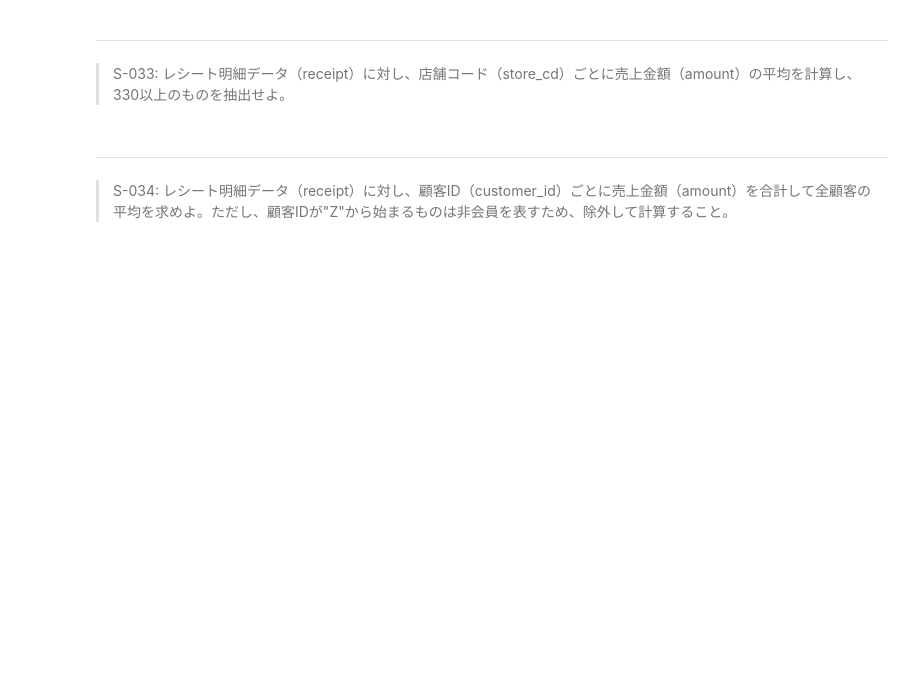
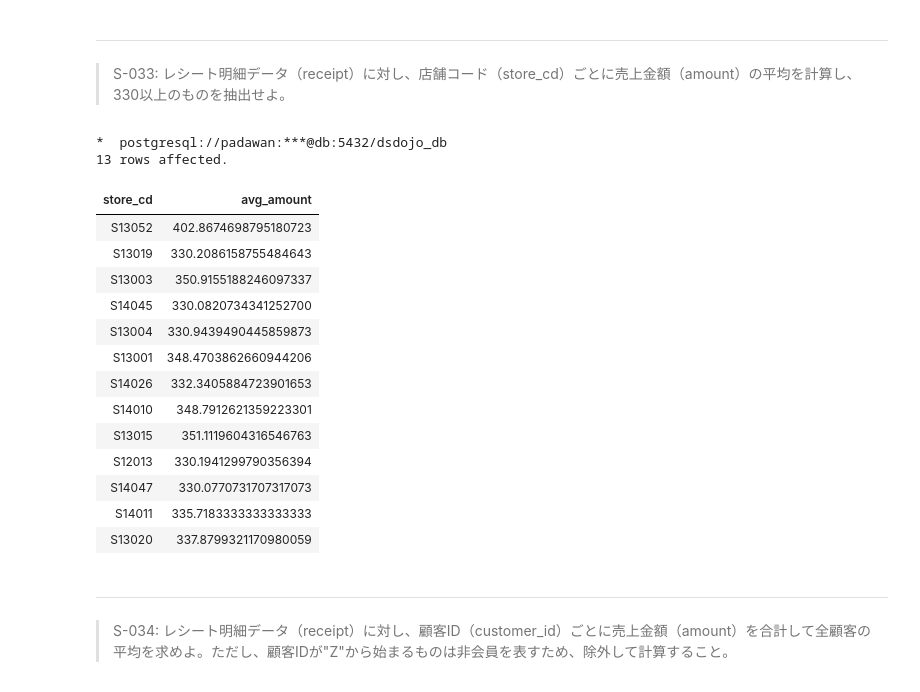
Before and after one commit to ryomaejii/100knocks-preprocess, a Jupyter notebook: docker/work/preprocess_knock_SQL.ipynb, the cells around one changed output. Drawn from its saved outputs; the diff is of its cells as text; code cells hidden in the pictures; blank space fills up the shorter version.

```diff
--- a/docker/work/preprocess_knock_SQL.ipynb
+++ b/docker/work/preprocess_knock_SQL.ipynb
@@ -807,3 +810,30 @@ FROM receipt
+# %%
+%%sql
+SELECT
+    store_cd, AVG(amount) AS avg_amount
+FROM
+    receipt
+GROUP BY
+    store_cd
+HAVING
+    AVG(amount) >= 330
+# %% [output]
+*  postgresql://padawan:***@db:5432/dsdojo_db
+13 rows affected.
+| store_cd | avg_amount |
+| S13052 | 402.8674698795180723 |
+| S13019 | 330.2086158755484643 |
+| S13003 | 350.9155188246097337 |
+| S14045 | 330.0820734341252700 |
+| S13004 | 330.9439490445859873 |
+| S13001 | 348.4703862660944206 |
+| S14026 | 332.3405884723901653 |
+| S14010 | 348.7912621359223301 |
+| S13015 | 351.1119604316546763 |
+| S12013 | 330.1941299790356394 |
+| S14047 | 330.0770731707317073 |
+| S14011 | 335.7183333333333333 |
+| S13020 | 337.8799321170980059 |
 # %% [markdown]
 ---
 > S-034: レシート明細データ（receipt）に対し、顧客ID（customer_id）ごとに売上金額（amount）を合計して全顧客の平均を求めよ。ただし、顧客IDが"Z"から始まるものは非会員を表すため、除外して計算すること。
```
Also changed, not shown: parts of 4 cells of this notebook, 1 other file.
